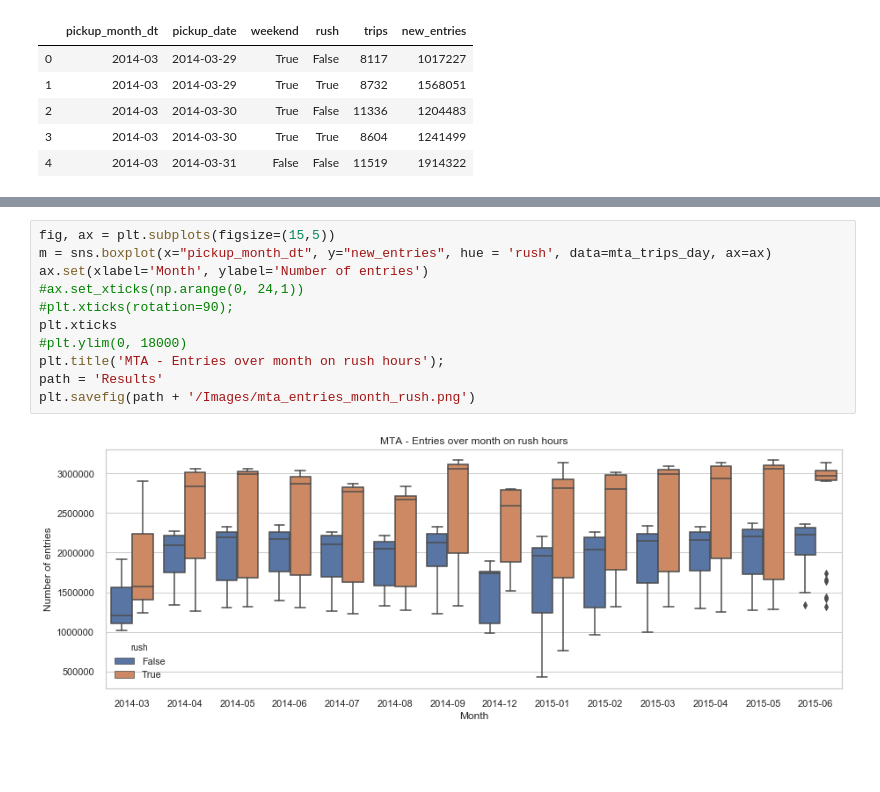
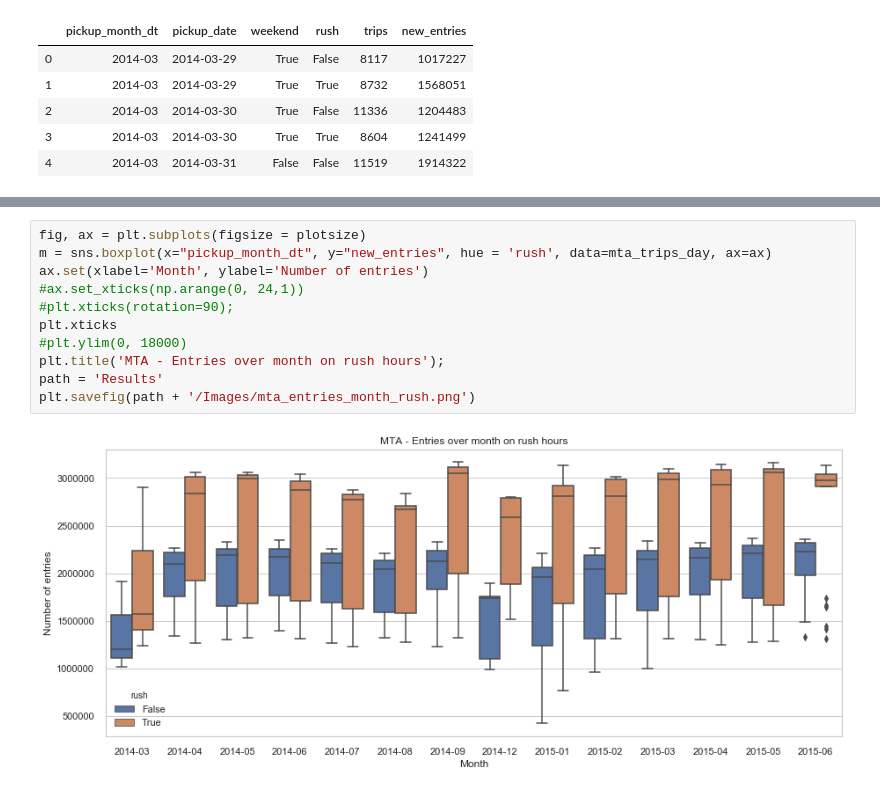
Before and after one commit to marioceron/DS4A_Datathon_Team03_2019, a Jupyter notebook: 3_Analysis_MTATrips.ipynb, the cells around one changed output, grey strips where cells are left out. Saved outputs shown, nothing was run; the diff lists cells and outputs as text; blank space fills up the shorter version.

Commit message:
Images of analysis

```diff
--- a/3_Analysis_MTATrips.ipynb
+++ b/3_Analysis_MTATrips.ipynb
@@ -172,14 +172,14 @@ plt.savefig(path + '/Images/mta_trips_month_rush.png')
 # %%
-fig, ax = plt.subplots(figsize=(15,5))
+fig, ax = plt.subplots(figsize = plotsize)
 m = sns.boxplot(x="pickup_month_dt", y="new_entries", hue = 'rush', data=mta_trips_day, ax=ax)
 ax.set(xlabel='Month', ylabel='Number of entries')
 #ax.set_xticks(np.arange(0, 24,1))
 #plt.xticks(rotation=90);
 plt.xticks
 #plt.ylim(0, 18000)
 plt.title('MTA - Entries over month on rush hours');
 path = 'Results'
 plt.savefig(path + '/Images/mta_entries_month_rush.png')
 # %% [output]
-[figure, old version]
+[figure, new version]
 # %%
```
Also changed, not shown: parts of 4 cells of this notebook, 25 other files.
